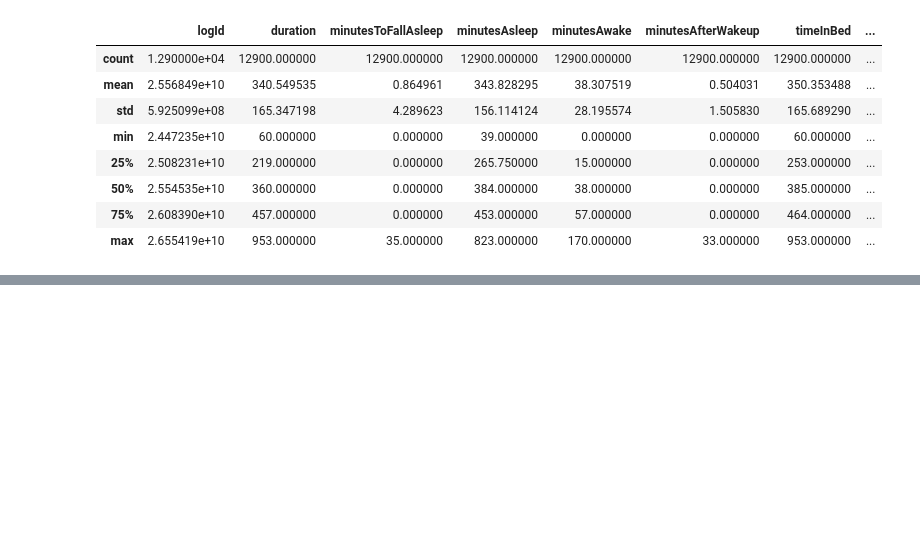
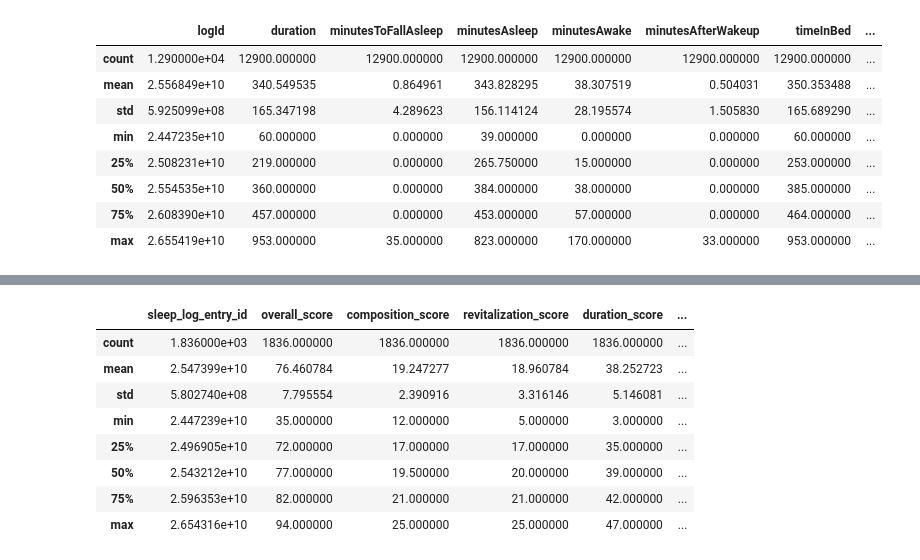
Before and after one commit to Glacierxdd40874/AIHG-Wearable, a Jupyter notebook: data_preprocessing/GAN-testing/GAN_synthesiser.ipynb, the cells around one changed output, grey strips where cells are left out. Cells and saved outputs as stored; diff of their text form; code cells hidden in the pictures; blank space fills up the shorter version.

```diff
--- a/data_preprocessing/GAN-testing/GAN_synthesiser.ipynb
+++ b/data_preprocessing/GAN-testing/GAN_synthesiser.ipynb
@@ -132,0 +172,12 @@ overall_sleep_final.to_csv("GAN_generated_data/overall_sleep_synthesised_100_par
+# %%
+slp_score_data.describe()
+# %% [output]
+|  | sleep_log_entry_id | overall_score | composition_score | revitalization_score | duration_score | ... |
+| count | 1.836000e+03 | 1836.000000 | 1836.000000 | 1836.000000 | 1836.000000 | ... |
+| mean | 2.547399e+10 | 76.460784 | 19.247277 | 18.960784 | 38.252723 | ... |
+| std | 5.802740e+08 | 7.795554 | 2.390916 | 3.316146 | 5.146081 | ... |
+| min | 2.447239e+10 | 35.000000 | 12.000000 | 5.000000 | 3.000000 | ... |
+| 25% | 2.496905e+10 | 72.000000 | 17.000000 | 17.000000 | 35.000000 | ... |
+| 50% | 2.543212e+10 | 77.000000 | 19.500000 | 20.000000 | 39.000000 | ... |
+| 75% | 2.596353e+10 | 82.000000 | 21.000000 | 21.000000 | 42.000000 | ... |
+| max | 2.654316e+10 | 94.000000 | 25.000000 | 25.000000 | 47.000000 | ... |
```
Also changed, not shown: parts of 11 cells of this notebook.
